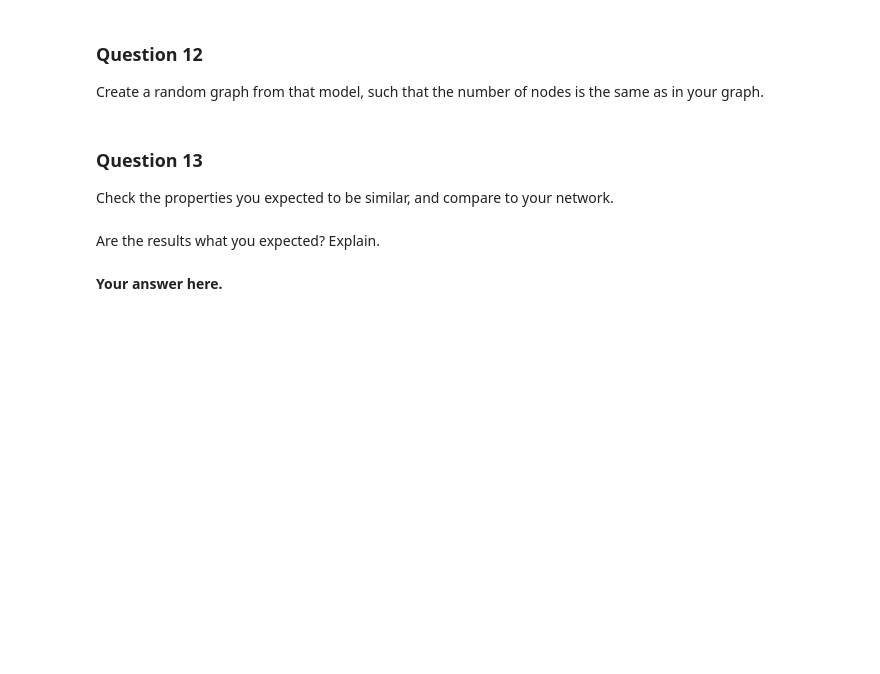
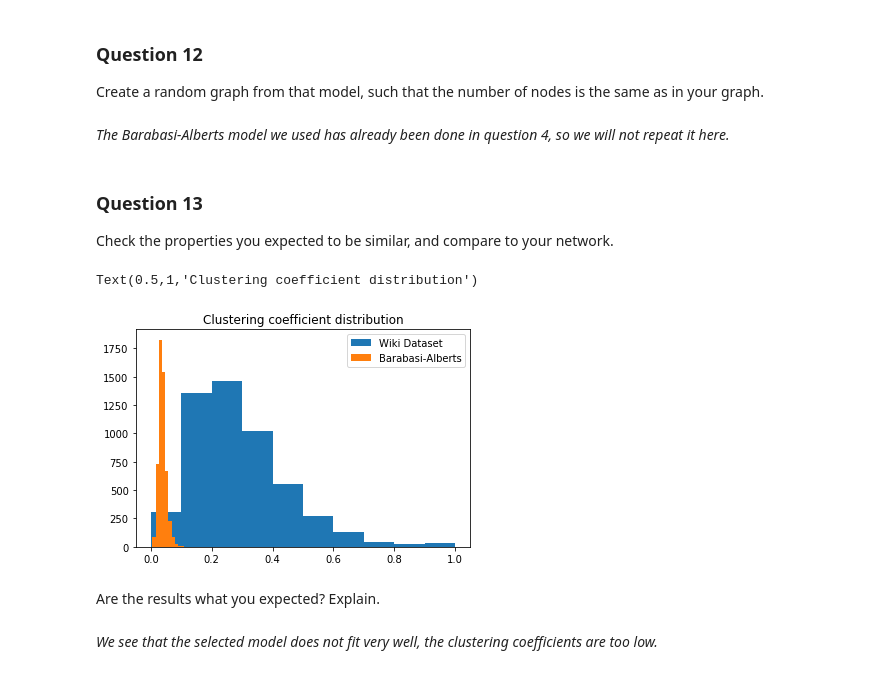
Before and after one commit to mattminder/ntds_24, a Jupyter notebook: Milestone_2/2_network_models.ipynb, the cells around one changed output. Saved outputs shown, nothing was run; the diff lists cells and outputs as text; code cells hidden in the pictures; blank space fills up the shorter version.

```diff
--- a/Milestone_2/2_network_models.ipynb
+++ b/Milestone_2/2_network_models.ipynb
@@ -358,6 +373,8 @@ Explain (in short) how the chosen model works.
 ### Question 12
 
 Create a random graph from that model, such that the number of nodes is the same as in your graph.
+# %% [markdown]
+*The Barabasi-Alberts model we used has already been done in question 4, so we will not repeat it here.*
 # %%
 # Your code here.
 # %% [markdown]
@@ -369,4 +384,21 @@ Check the properties you expected to be similar, and compare to your network.
+# %%
+# Your code here.
+# also check clustering coefficient
+import networkx as nx
+
+G_wiki = nx.from_numpy_array(adjacency)
+G_scale_f = nx.from_numpy_array(our_ba)
+clustering_wiki = nx.clustering(G_wiki)
+clustering_scale_f = nx.clustering(G_scale_f)
+# %%
+plt.hist(list(clustering_wiki.values()), label='Wiki Dataset')
+plt.hist(list(clustering_scale_f.values()), label='Barabasi-Alberts')
+plt.legend()
+plt.title('Clustering coefficient distribution')
+# %% [output]
+Text(0.5,1,'Clustering coefficient distribution')
+[figure, added]
 # %% [markdown]
 Are the results what you expected? Explain.
-# %% [markdown]
-**Your answer here.**
+# %% [markdown]
+*We see that the selected model does not fit very well, the clustering coefficients are too low.*
```
Also changed, not shown: parts of 7 cells of this notebook.
